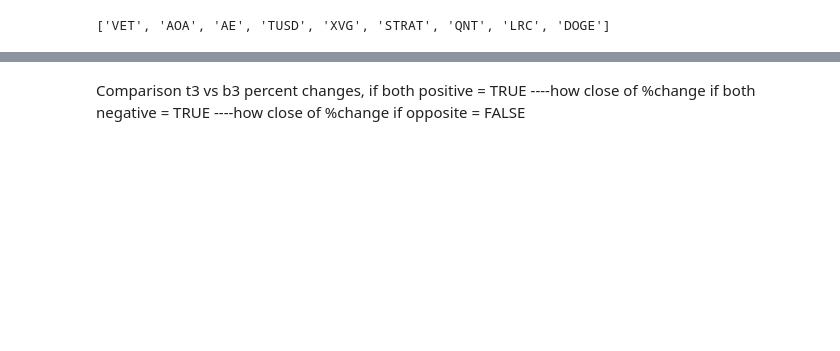
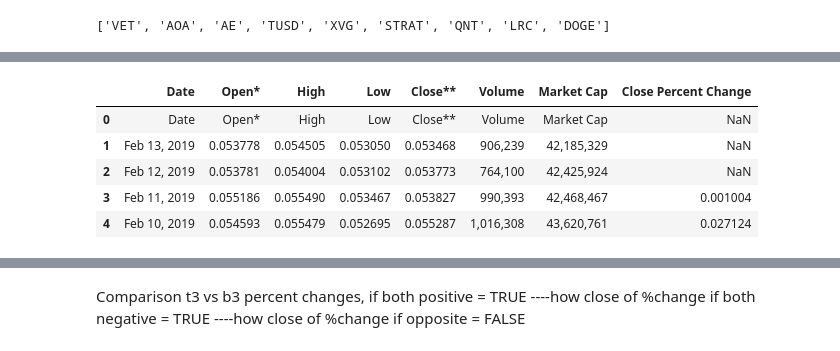
Before and after one commit to kevzha/CryptoAnalysis, a Jupyter notebook: Pct_change_calc.ipynb, the cells around one changed output, grey strips where cells are left out. Saved outputs shown, nothing was run; the diff lists cells and outputs as text; code cells hidden in the pictures; blank space fills up the shorter version.

```diff
--- a/Pct_change_calc.ipynb
+++ b/Pct_change_calc.ipynb
@@ -122,14 +132,13 @@ VET.tail
 # %%
-DOGE_close_pctchange = DOGE.loc[:, ['Close(USD)']].pct_change().drop([0])
+DOGE_close_pctchange = DOGE.loc[:,'Close(USD)'].pct_change()
 
-TUSD_close_pctchange = pd.to_numeric(TUSD.loc[:,'Close**']).pct_change().drop([0])
-XVG_close_pctchange = pd.to_numeric(XVG.loc[:,'Close**']).pct_change().drop([0])
-STRAT_close_pctchange = pd.to_numeric(STRAT.loc[:,'Close**']).pct_change().drop([0])
-QNT_close_pctchange = pd.to_numeric(QNT.loc[:,'Close**']).pct_change().drop([0])
-LRC_close_pctchange = pd.to_numeric(LRC.loc[:,'Close**']).pct_change().drop([0])
-AOA_close_pctchange = pd.to_numeric(AOA.loc[:,'Close**']).pct_change().drop([0])
-AE_close_pctchange = pd.to_numeric(AE.loc[:,'Close**']).pct_change().drop([0])
-VET_close_pctchange = pd.to_numeric(VET.loc[:,'Close**']).pct_change().drop([0])
-# LRC_close_pctchange = pd.to_numeric(KCS.drop([476, 476]).loc[:,'Close**']).pct_change()
-# TUSD_close_pctchange = pd.to_numeric(WAN.drop([326, 326]).loc[:,'Close**']).pct_change()
+TUSD_close_pctchange = pd.to_numeric(TUSD.loc[:,'Close**'].drop([0])).drop([1]).pct_change()
+XVG_close_pctchange = pd.to_numeric(XVG.loc[:,'Close**'].drop([0])).drop([1]).pct_change()
+STRAT_close_pctchange = pd.to_numeric(STRAT.loc[:,'Close**'].drop([0])).drop([1]).pct_change()
+QNT_close_pctchange = pd.to_numeric(QNT.loc[:,'Close**'].drop([0])).drop([1]).pct_change()
+LRC_close_pctchange = pd.to_numeric(LRC.loc[:,'Close**'].drop([0])).drop([1]).pct_change()
+AOA_close_pctchange = pd.to_numeric(AOA.loc[:,'Close**'].drop([0])).drop([1]).pct_change()
+AE_close_pctchange = pd.to_numeric(AE.loc[:,'Close**'].drop([0])).drop([1]).pct_change()
+VET_close_pctchange = pd.to_numeric(VET.loc[:,'Close**'].drop([0]).drop([196])).drop([1]).pct_change()
+LRC_close_pctchange = pd.to_numeric(LRC.loc[:,'Close**'].drop([0])).drop([1]).pct_change()
 # %%
@@ -182,0 +190,9 @@ VET.shape, AOA.shape, AE.shape, TUSD.shape, XVG.shape, STRAT.shape, QNT.shape, L
+# %%
+LRC.head()
+# %% [output]
+|  | Date | Open* | High | Low | Close** | Volume | Market Cap | Close Percent Change |
+| 0 | Date | Open* | High | Low | Close** | Volume | Market Cap | NaN |
+| 1 | Feb 13, 2019 | 0.053778 | 0.054505 | 0.053050 | 0.053468 | 906,239 | 42,185,329 | NaN |
+| 2 | Feb 12, 2019 | 0.053781 | 0.054004 | 0.053102 | 0.053773 | 764,100 | 42,425,924 | NaN |
+| 3 | Feb 11, 2019 | 0.055186 | 0.055490 | 0.053467 | 0.053827 | 990,393 | 42,468,467 | 0.001004 |
+| 4 | Feb 10, 2019 | 0.054593 | 0.055479 | 0.052695 | 0.055287 | 1,016,308 | 43,620,761 | 0.027124 |
```
Also changed, not shown: parts of 18 cells of this notebook, 12 other files.
